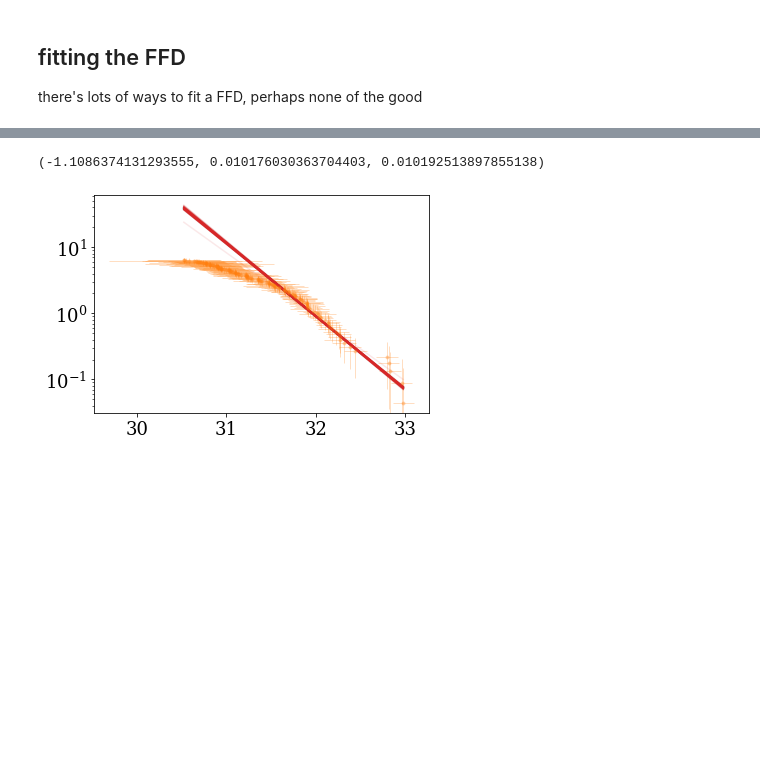
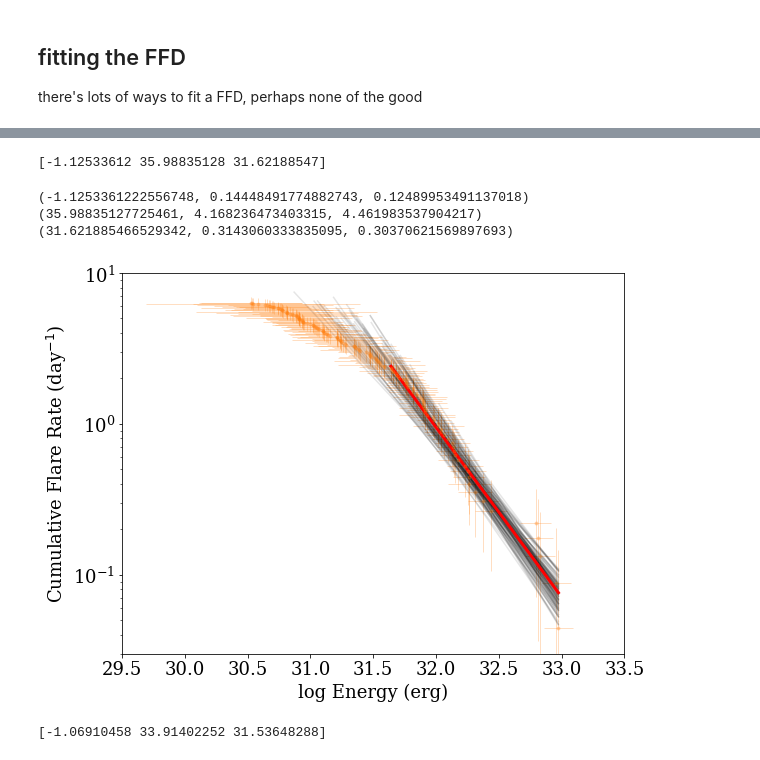
Before and after one commit to jradavenport/YZCMi_TESS, a Jupyter notebook: yzcmi_vs_gj1243.ipynb, the cells around one changed output, grey strips where cells are left out. Saved outputs shown, nothing was run; the diff lists cells and outputs as text; code cells hidden in the pictures; blank space fills up the shorter version.

```diff
--- a/yzcmi_vs_gj1243.ipynb
+++ b/yzcmi_vs_gj1243.ipynb
@@ -258,12 +230,0 @@ def therng(thething, rng=[15,50,84]):
-# %%
-import emcee
-
-# add extra dimension for additional variance, per emcee docs
-pos = np.array([-1, b, 0.]) + 1e-4 * np.random.randn(32, 3)
-nwalkers, ndim = pos.shape
-# %%
-sampler = emcee.EnsembleSampler(nwalkers, ndim, log_probability,
-                                args=(ffd_xY[0:70], ffd_yY[0:70], ffd_xerrY[0:70], ffd_yerrY[0:70]))
-sampler.run_mcmc(pos, 1000, progress=True);
-samples = sampler.get_chain()
-flat_samples = sampler.get_chain(discard=100, thin=15, flat=True)
@@ -270,16 +278,43 @@ flat_samples = sampler.get_chain(discard=100, thin=15, flat=True)
+# %%
+flat_samplesY = FFD_mcmc(ffd_xY, ffd_yY, ffd_xerrY, ffd_yerrY, Nsteps=1000)
+# flat_samplesY = FFD_mcmc(ffd_xY, ffd_yY,
+#                          np.sqrt(ffd_xerrY**2+(LUMINY_err)**2), ffd_yerrY, Nsteps=1000)
+print(np.median(flat_samplesY, axis=0))
+# %% [output]
+[-1.12533612 35.98835128 31.62188547]
 # %%
-inds = np.random.randint(len(flat_samples), size=100)
+plt.figure(figsize=(9,7))
+inds = np.random.randint(len(flat_samplesY), size=100)
 for ind in inds:
-    sample = flat_samples[ind]
-    plt.plot(ffd_xY, 10**(sample[0]*ffd_xY + sample[1]), "C3", alpha=0.1)
-
+    sample = flat_samplesY[ind]
+    plt.plot([sample[2], max(ffd_xY)], 10**(sample[0]*np.array([sample[2], max(ffd_xY)]) + sample[1]),
+             "k", alpha=0.1)
 
 plt.errorbar(ffd_xY, ffd_yY, xerr=np.sqrt(ffd_xerrY**2+LUMINY_err**2),
              yerr=ffd_yerrY,
              color='C1', alpha=0.25, linestyle='none', lw=1, marker='.')
+plt.plot(ffd_xY[ffd_xY >= np.median(flat_samplesY[:,2])],
+         10**(np.median(flat_samplesY[:,0]) * ffd_xY[ffd_xY >= np.median(flat_samplesY[:,2])] + np.median(flat_samplesY[:,1])),
+         c='r', lw=3)
+
 plt.yscale('log')
 
-print(therng(flat_samples[:,0])) # the slope
+plt.xlim(29.5,33.5)
+plt.ylim(3e-2, 1e1)
+plt.xlabel('log Energy (erg)')
+plt.ylabel(r'Cumulative Flare Rate (day$^{-1}$)')
+
+print(therng(flat_samplesY[:,0]))
+print(therng(flat_samplesY[:,1]))
+print(therng(flat_samplesY[:,2]))
 # %% [output]
-(-1.1086374131293555, 0.010176030363704403, 0.010192513897855138)
+(-1.1253361222556748, 0.14448491774882743, 0.12489953491137018)
+(35.98835127725461, 4.168236473403315, 4.461983537904217)
+(31.621885466529342, 0.3143060333835095, 0.30370621569897693)
-[figure, old version]
+[figure, new version]
+# %%
+# flat_samples = FFD_mcmc(ffd_x, ffd_y, np.sqrt(ffd_xerr**2+LUMIN_err**2), ffd_yerr, Nsteps=1000)
+flat_samples = FFD_mcmc(ffd_x, ffd_y, ffd_xerr, ffd_yerr, Nsteps=1000)
+print(np.median(flat_samples, axis=0))
+# %% [output]
+[-1.06910458 33.91402252 31.53648288]
```
Also changed, not shown: parts of 15 cells of this notebook, 1 other file.
